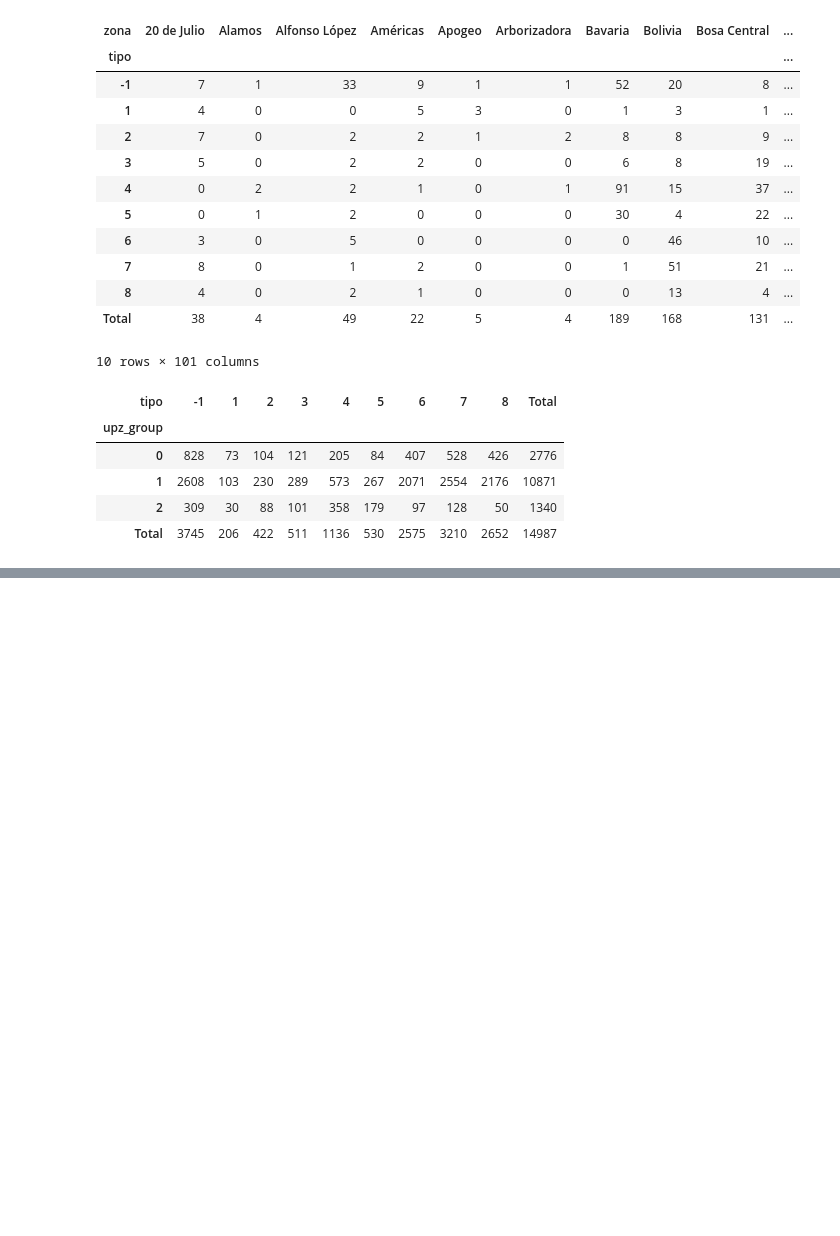
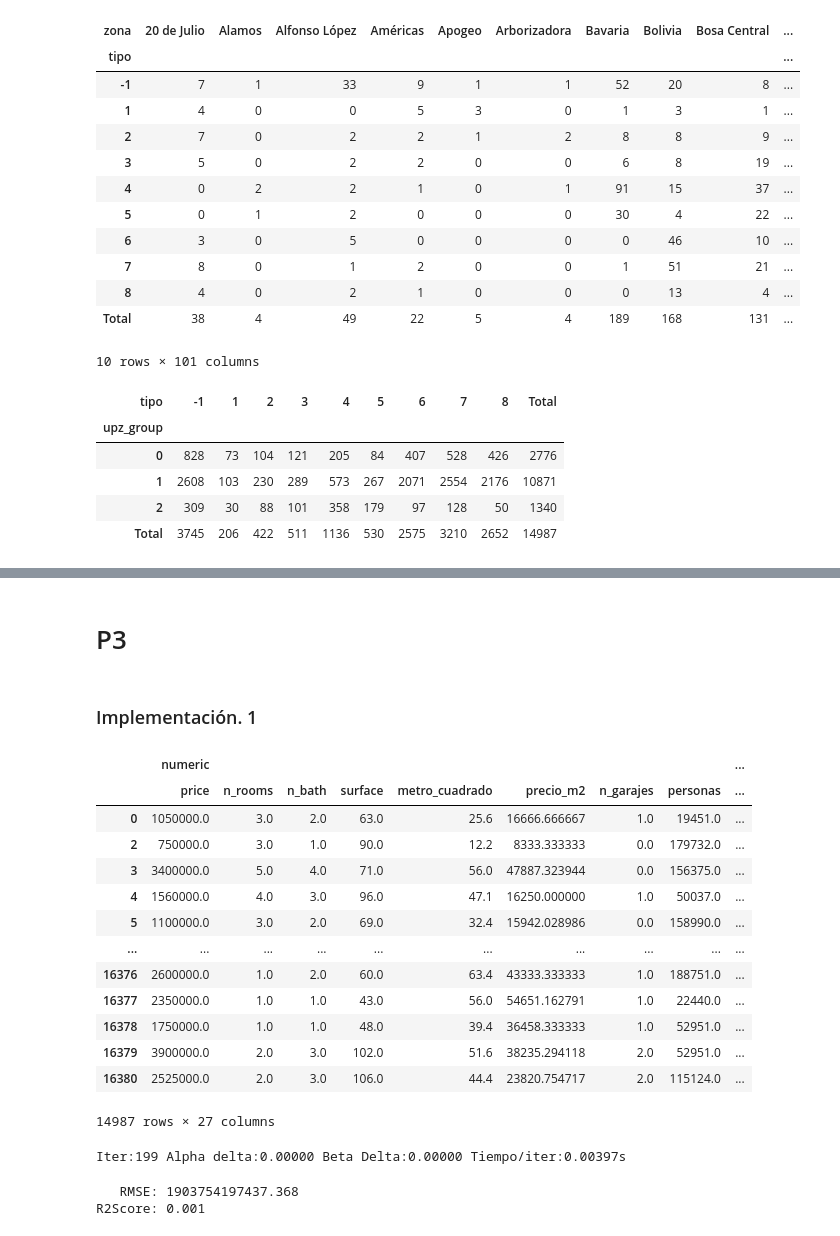
Before and after one commit to Baarry11/Tarea-1-LabDeDatos, a Jupyter notebook: tarea1.ipynb, the cells around one changed output, grey strips where cells are left out. Drawn from its saved outputs; the diff is of its cells as text; code cells hidden in the pictures; blank space fills up the shorter version.

Commit message:
bayesianRegression

```diff
--- a/tarea1.ipynb
+++ b/tarea1.ipynb
@@ -922,3 +893,7 @@ table
 | rent_type |  |  |  |  |  |  |  |  |  |
 | Arriendo | 3206.501635 | 176.378995 | 361.320077 | 437.522653 | 972.653099 | 453.790619 | 2204.737439 | 2748.429973 | 2270.66551 |
 | Venta Y Arriendo | 538.498365 | 29.621005 | 60.679923 | 73.477347 | 163.346901 | 76.209381 | 370.262561 | 461.570027 | 381.33449 |
+# %% [markdown]
+# P3
+# %% [markdown]
+### Implementación. 1
@@ -924,0 +965,17 @@ table
+# %%
+df1
+# %% [output]
+|  | numeric |  |  |  |  |  |  |  | ... |
+|  | price | n_rooms | n_bath | surface | metro_cuadrado | precio_m2 | n_garajes | personas | ... |
+| 0 | 1050000.0 | 3.0 | 2.0 | 63.0 | 25.6 | 16666.666667 | 1.0 | 19451.0 | ... |
+| 2 | 750000.0 | 3.0 | 1.0 | 90.0 | 12.2 | 8333.333333 | 0.0 | 179732.0 | ... |
+| 3 | 3400000.0 | 5.0 | 4.0 | 71.0 | 56.0 | 47887.323944 | 0.0 | 156375.0 | ... |
+| 4 | 1560000.0 | 4.0 | 3.0 | 96.0 | 47.1 | 16250.000000 | 1.0 | 50037.0 | ... |
+| 5 | 1100000.0 | 3.0 | 2.0 | 69.0 | 32.4 | 15942.028986 | 0.0 | 158990.0 | ... |
+| ... | ... | ... | ... | ... | ... | ... | ... | ... | ... |
+| 16376 | 2600000.0 | 1.0 | 2.0 | 60.0 | 63.4 | 43333.333333 | 1.0 | 188751.0 | ... |
+| 16377 | 2350000.0 | 1.0 | 1.0 | 43.0 | 56.0 | 54651.162791 | 1.0 | 22440.0 | ... |
+| 16378 | 1750000.0 | 1.0 | 1.0 | 48.0 | 39.4 | 36458.333333 | 1.0 | 52951.0 | ... |
+| 16379 | 3900000.0 | 2.0 | 3.0 | 102.0 | 51.6 | 38235.294118 | 2.0 | 52951.0 | ... |
+| 16380 | 2525000.0 | 2.0 | 3.0 | 106.0 | 44.4 | 23820.754717 | 2.0 | 115124.0 | ... |
+14987 rows × 27 columns
@@ -924,0 +992,5 @@ table
+# %%
+regressor = RegresionBayesianaEmpirica(0.0000000000001,0.00000000001, tol = 0.00000000000000000000000001)
+regressor.fit(X,y)
+# %% [output]
+Iter:199 Alpha delta:0.00000 Beta Delta:0.00000 Tiempo/iter:0.00397s
@@ -924,0 +999,10 @@ table
+# %%
+from sklearn.metrics import r2_score, mean_squared_error
+
+r2 = r2_score(y, pred)
+rmse = mean_squared_error(y, pred, squared = True)
+print('   RMSE: {0:.3f}'.format(rmse))
+print('R2Score: {0:.3f}'.format(r2))
+# %% [output]
+   RMSE: 1903754197437.368
+R2Score: 0.001
```
Also changed, not shown: parts of 22 cells of this notebook.
